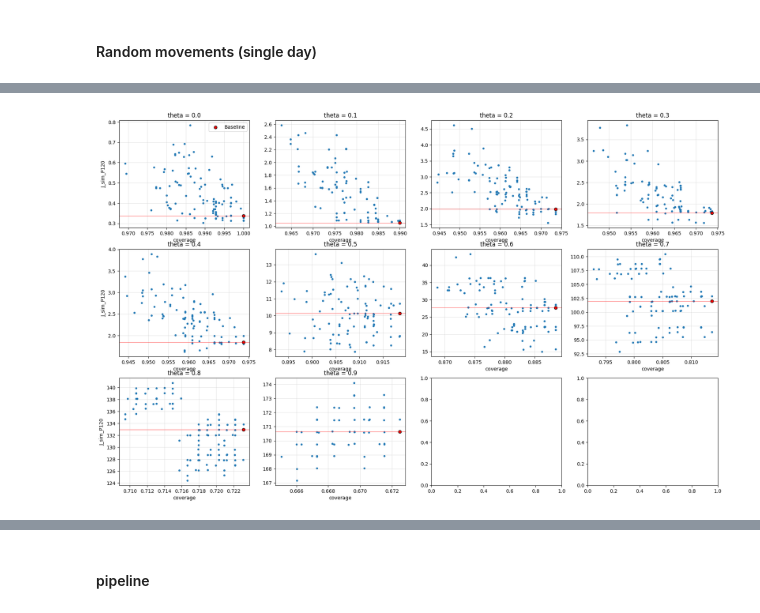
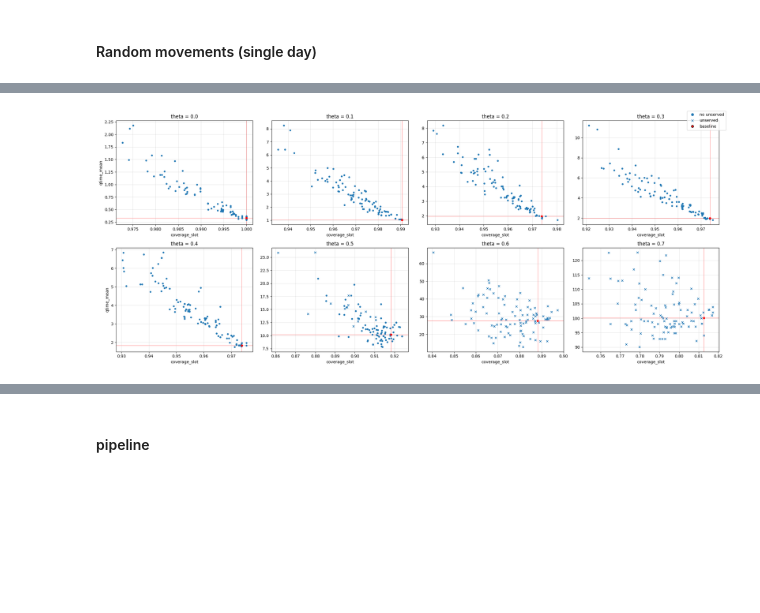
Before and after one commit to ZanchiLorenzo/security_paper, a Jupyter notebook: Tester FLR security.ipynb, the cells around one changed output, grey strips where cells are left out. Drawn from its saved outputs; the diff is of its cells as text; code cells hidden in the pictures; blank space fills up the shorter version.

```diff
--- a/Tester FLR security.ipynb
+++ b/Tester FLR security.ipynb
@@ -1889,30 +1875,46 @@ df_pert
 # %%
 import math
+from matplotlib.lines import Line2D
 
-x, y, c = "coverage", "J_sim_P120", "n_moves"
+x, y = "coverage_slot", "qtime_mean"
+u_col, u_tol = "n_unserved", 0.0
 max_cols = 4
 theta_in = sorted(df_pert["theta"].unique())
+theta_in= [x for x in theta_in if x <= 0.7]
+
 n_rows = math.ceil(len(theta_in) / max_cols)
 n_cols = min(len(theta_in), max_cols)
 
 fig, axes = plt.subplots(n_rows, n_cols, figsize=(5.5 * n_cols, 4.5 * n_rows), squeeze=False)
-norm = plt.Normalize(vmin=1, vmax=df_pert[c].max())
 flat = axes.ravel()
 for ax, a in zip(flat, theta_in):
     d = df_pert[df_pert["theta"] == a]
-    baseline_present = d["is_baseline"].any()
-    sc = ax.scatter(d[x], d[y], s=10)
-    if baseline_present:
+    d_ok = d[d[u_col] <= u_tol]
+    d_un = d[d[u_col] > u_tol]
+    ax.scatter(d_ok[x], d_ok[y], s=12, marker="o", color="tab:blue", zorder=2)
+    ax.scatter(d_un[x], d_un[y], s=22, marker="x", color="tab:blue", linewidths=1.2, zorder=2)
+
+    if d["is_baseline"].any():
         b = d[d["is_baseline"]].iloc[0]
-        ax.scatter(b[x], b[y], color="red", edgecolor="black", label="Baseline")
-        ax.axhline(b[y], color="red", linewidth=0.5)
+        has_u = b[u_col] > u_tol
+        ax.scatter(b[x], b[y], s=20, marker="x" if has_u else "o",
+                   color="red", linewidths=2 if has_u else 1, zorder=3)
+        ax.axhline(b[y], color="red", linewidth=0.4, zorder=0)
+        ax.axvline(b[x], color="red", linewidth=0.4, zorder=0)
     ax.set_title(f"theta = {a}")
     ax.set_xlabel(x)
     ax.grid(color="gray", alpha=0.2)
-    if a == theta_in[0]:
-        ax.legend()
+
+for ax in flat[len(theta_in):]:
+    ax.axis("off")
 for ax in axes[:, 0]:
     ax.set_ylabel(y)
+
+handles = [Line2D([], [], marker="o", color="tab:blue", linestyle="", label="no unserved"),
+           Line2D([], [], marker="x", color="tab:blue", linestyle="", label="unserved"),
+           Line2D([], [], marker="o", color="red", markeredgecolor="black", linestyle="", label="baseline")]
+fig.legend(handles=handles, loc="upper right")
+plt.tight_layout()
 plt.show()
 # %% [output]
-[figure, old version]
+[figure, new version]
```
Also changed, not shown: parts of 52 cells of this notebook, 8 other files.
